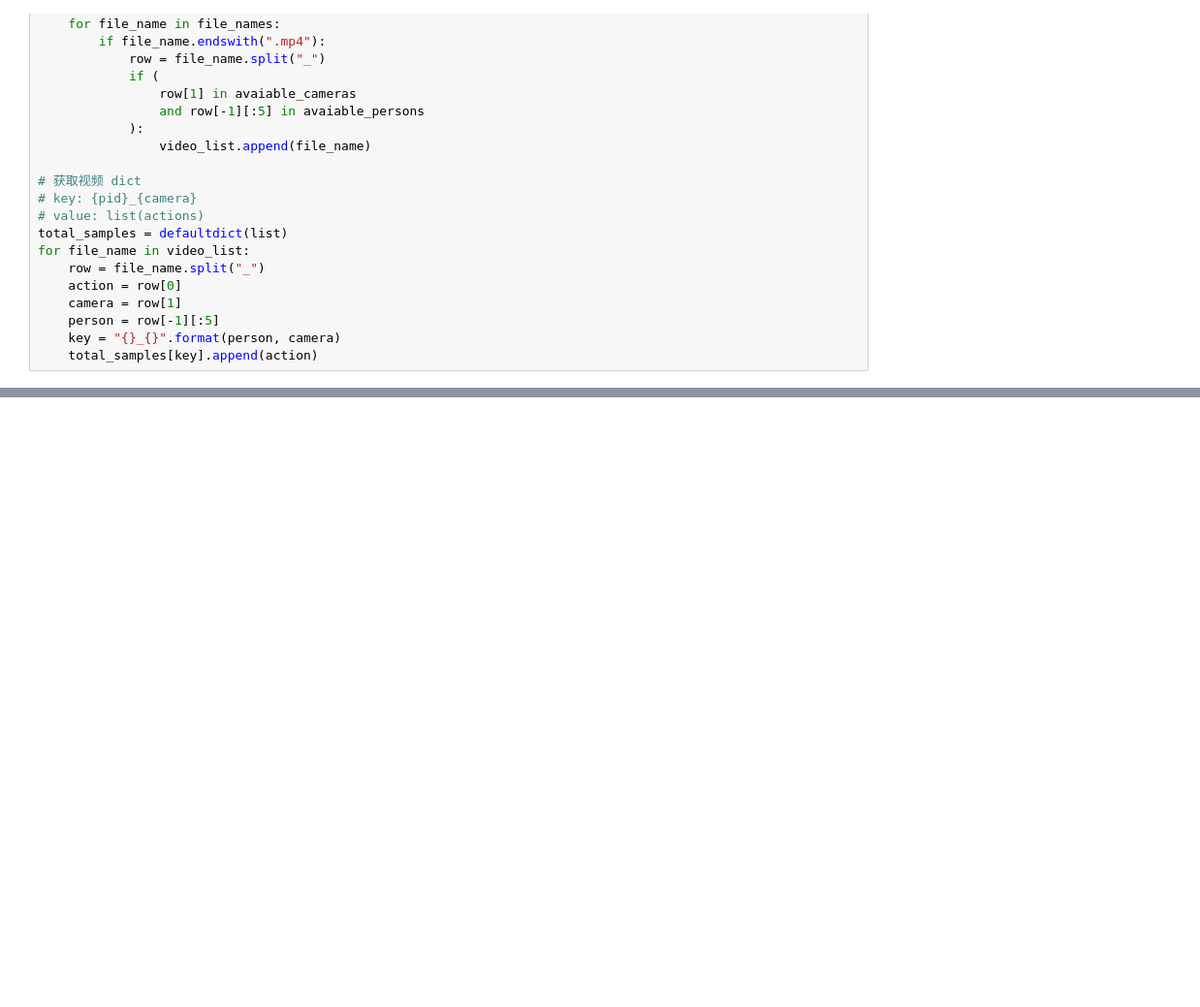
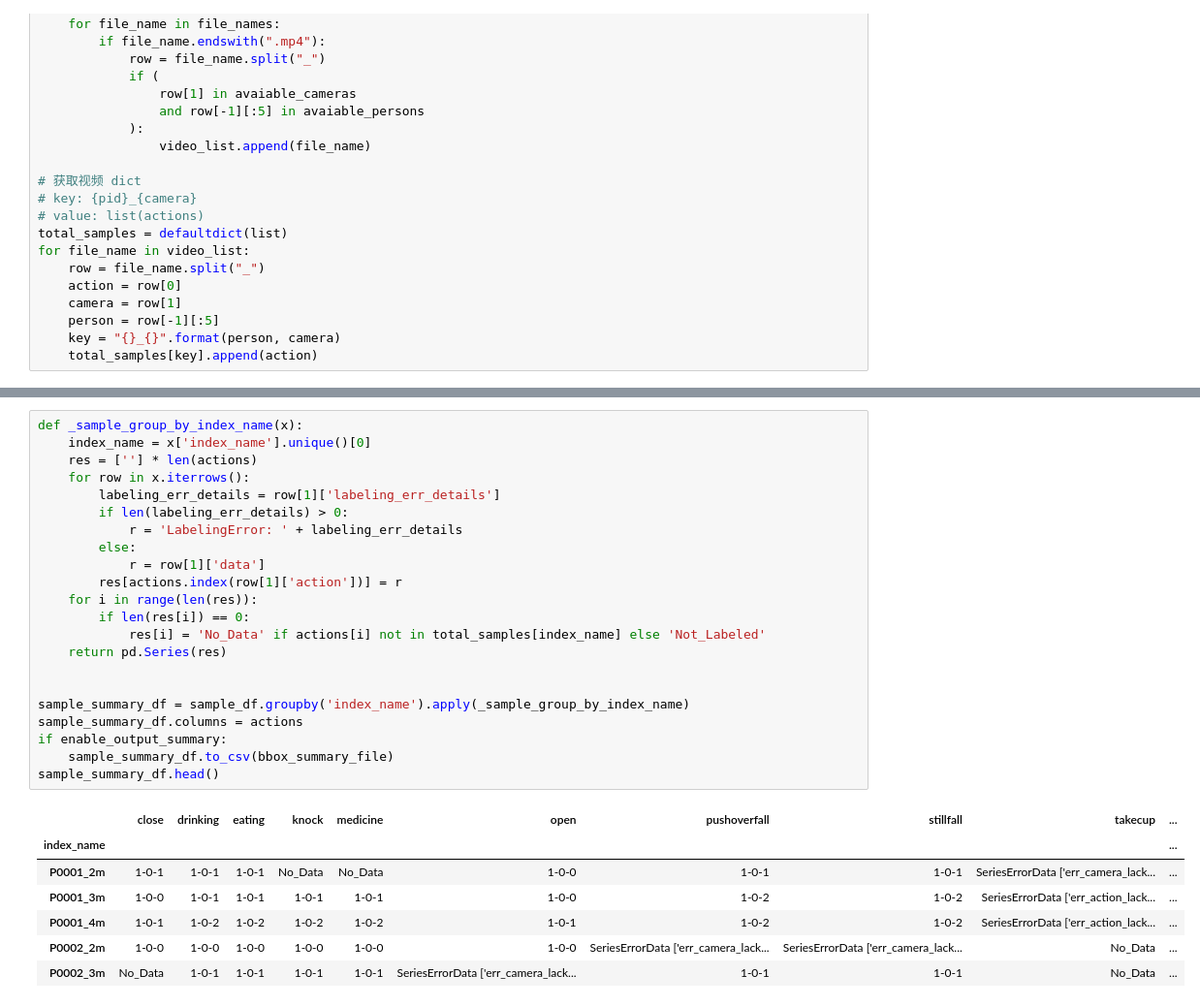
Before and after one commit to irvingzhang0512/action_dataset_summary, a Jupyter notebook: summary.ipynb, the cells around one changed output, grey strips where cells are left out. Shown: that part at 97% size. Cells and saved outputs as stored; diff of their text form; blank space fills up the shorter version.

```diff
--- a/summary.ipynb
+++ b/summary.ipynb
@@ -559,0 +459,30 @@ P0012_4m 喝水 姿态与文件名不符
+# %%
+def _sample_group_by_index_name(x):
+    index_name = x['index_name'].unique()[0]
+    res = [''] * len(actions)
+    for row in x.iterrows():
+        labeling_err_details = row[1]['labeling_err_details']
+        if len(labeling_err_details) > 0:
+            r = 'LabelingError: ' + labeling_err_details
+        else:
+            r = row[1]['data']
+        res[actions.index(row[1]['action'])] = r
+    for i in range(len(res)):
+        if len(res[i]) == 0:
+            res[i] = 'No_Data' if actions[i] not in total_samples[index_name] else 'Not_Labeled'
+    return pd.Series(res)
+
+
+sample_summary_df = sample_df.groupby('index_name').apply(_sample_group_by_index_name)
+sample_summary_df.columns = actions
+if enable_output_summary:
+    sample_summary_df.to_csv(bbox_summary_file)
+sample_summary_df.head()
+# %% [output]
+|  | close | drinking | eating | knock | medicine | open | pushoverfall | stillfall | takecup | ... |
+| index_name |  |  |  |  |  |  |  |  |  | ... |
+| P0001_2m | 1-0-1 | 1-0-1 | 1-0-1 | No_Data | No_Data | 1-0-0 | 1-0-1 | 1-0-1 | SeriesErrorData ['err_camera_lack... | ... |
+| P0001_3m | 1-0-0 | 1-0-1 | 1-0-1 | 1-0-1 | 1-0-1 | 1-0-0 | 1-0-2 | 1-0-2 | SeriesErrorData ['err_action_lack... | ... |
+| P0001_4m | 1-0-1 | 1-0-2 | 1-0-2 | 1-0-2 | 1-0-2 | 1-0-1 | 1-0-2 | 1-0-2 | SeriesErrorData ['err_action_lack... | ... |
+| P0002_2m | 1-0-0 | 1-0-0 | 1-0-0 | 1-0-0 | 1-0-0 | 1-0-0 | SeriesErrorData ['err_camera_lack... | SeriesErrorData ['err_camera_lack... | No_Data | ... |
+| P0002_3m | No_Data | 1-0-1 | 1-0-1 | 1-0-1 | 1-0-1 | SeriesErrorData ['err_camera_lack... | 1-0-1 | 1-0-1 | No_Data | ... |
```
Also changed, not shown: parts of 14 cells of this notebook, 3 other files.
